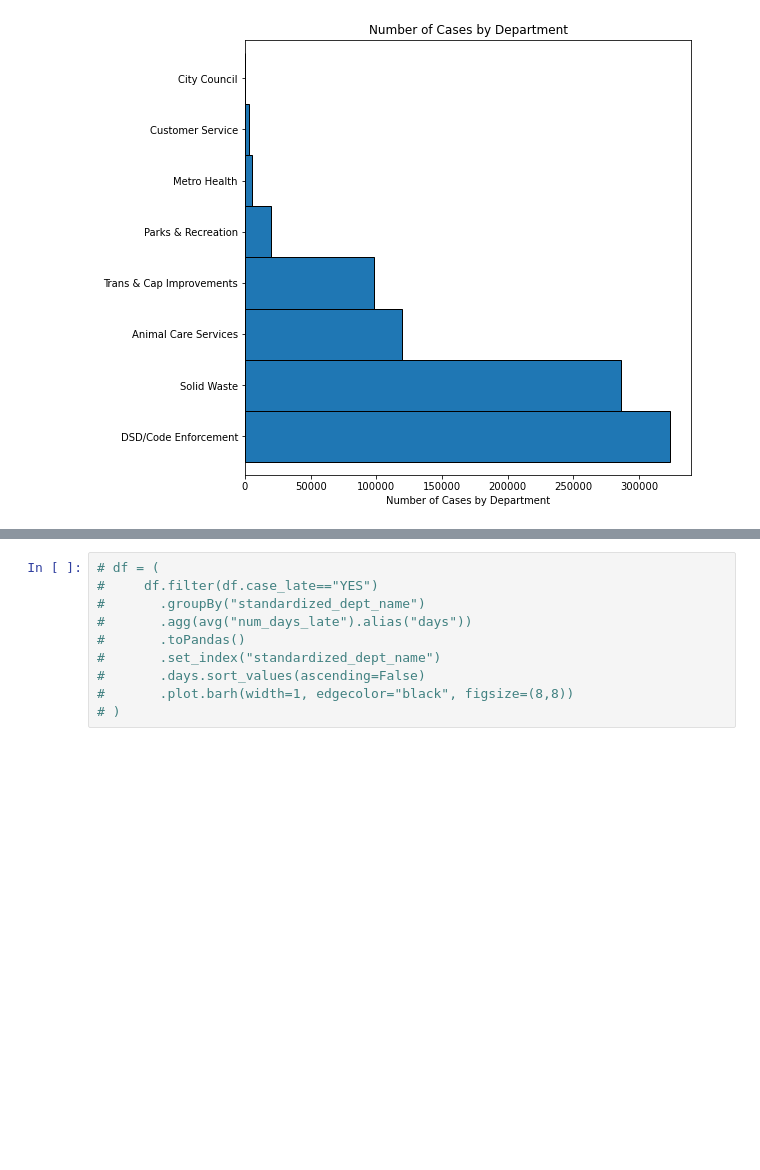
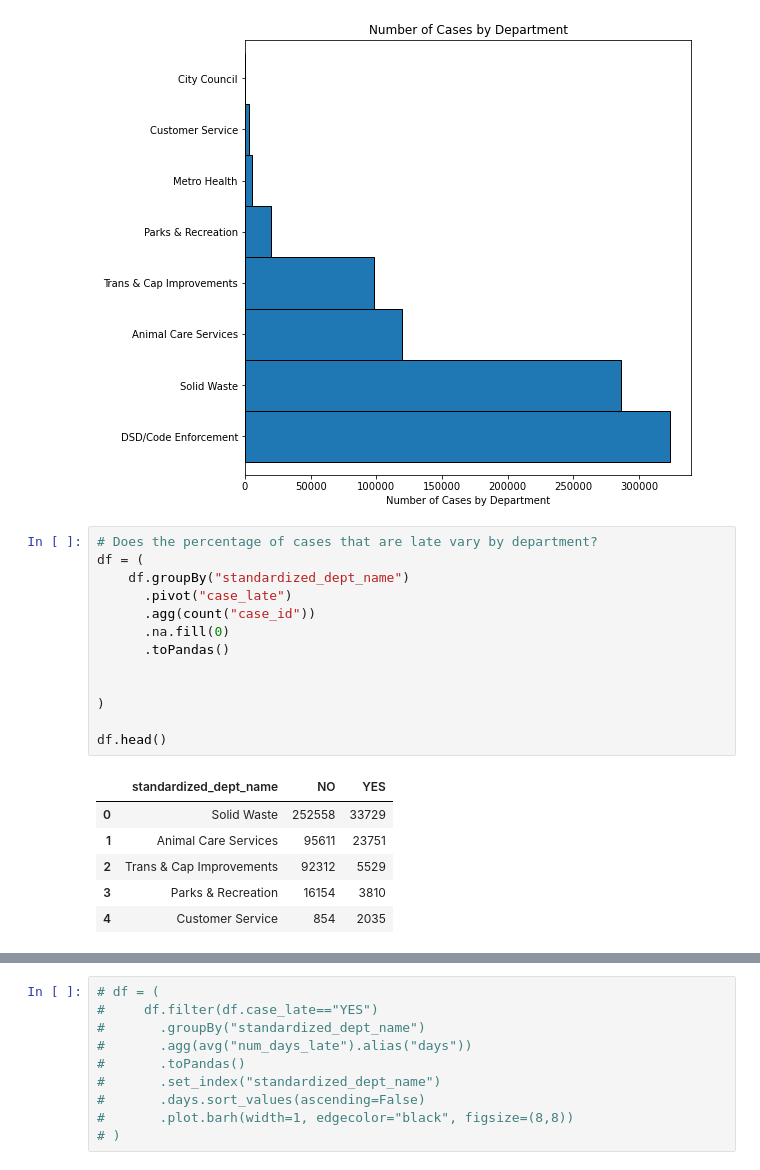
Before and after one commit to Johndsalas/coding_practice, a Jupyter notebook: sparky_exploration.ipynb, the cells around one changed output, grey strips where cells are left out. Cells and saved outputs as stored; diff of their text form; blank space fills up the shorter version.

```diff
--- a/sparky_exploration.ipynb
+++ b/sparky_exploration.ipynb
@@ -102,4 +102,24 @@ plt.title("Number of Cases by Department")
 # %% [output]
 Text(0.5, 1.0, 'Number of Cases by Department')
 [figure]
+# %%
+# Does the percentage of cases that are late vary by department?
+df = (
+    df.groupBy("standardized_dept_name")
+      .pivot("case_late")
+      .agg(count("case_id"))
+      .na.fill(0)
+      .toPandas()
+
+
+)
+
+df.head()
+# %% [output]
+|  | standardized_dept_name | NO | YES |
+| 0 | Solid Waste | 252558 | 33729 |
+| 1 | Animal Care Services | 95611 | 23751 |
+| 2 | Trans & Cap Improvements | 92312 | 5529 |
+| 3 | Parks & Recreation | 16154 | 3810 |
+| 4 | Customer Service | 854 | 2035 |
 # %%
```
Also changed, not shown: parts of 6 cells of this notebook.
